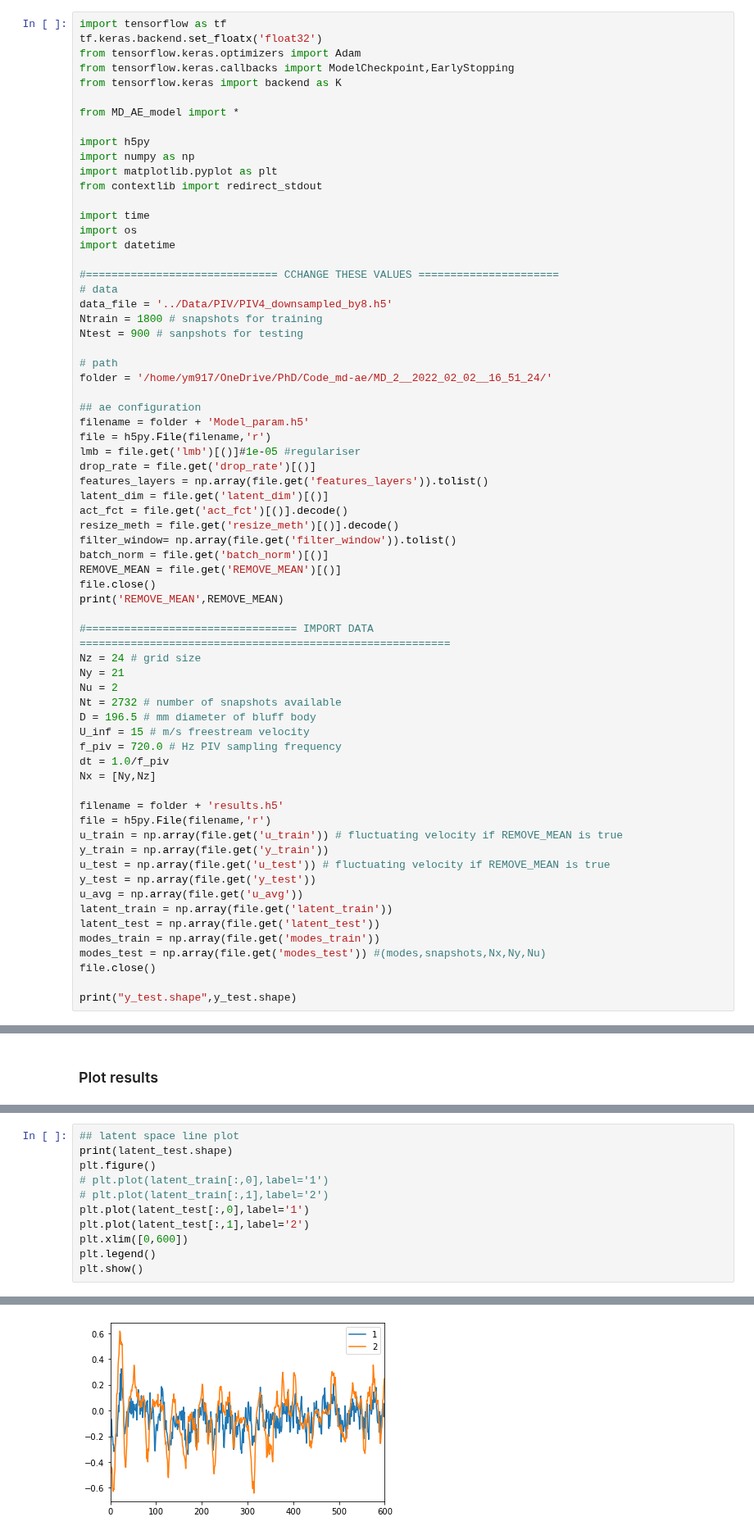
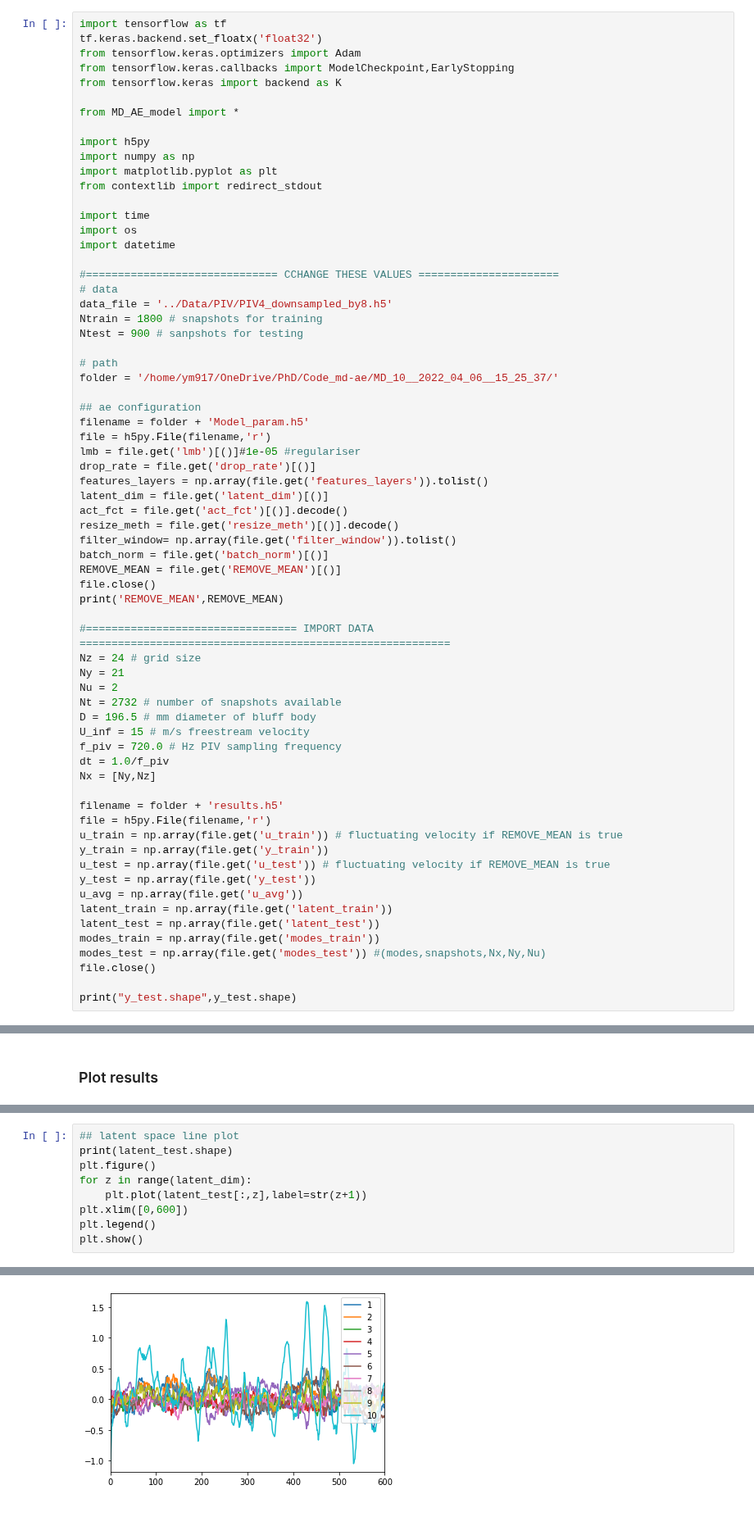
Before and after one commit to MagriLab/MD-CNN-AE, a Jupyter notebook: latent_sapce.ipynb, the cells around one changed output, grey strips where cells are left out. Shown at 82% size. Drawn from its saved outputs; the diff is of its cells as text.

```diff
--- a/latent_sapce.ipynb
+++ b/latent_sapce.ipynb
@@ -23,7 +23,7 @@ Ntrain = 1800 # snapshots for training
 Ntest = 900 # sanpshots for testing
 
 # path
-folder = '/home/ym917/OneDrive/PhD/Code_md-ae/MD_2__2022_02_02__16_51_24/'
+folder = '/home/ym917/OneDrive/PhD/Code_md-ae/MD_10__2022_04_06__15_25_37/'
 
 ## ae configuration
 filename = folder + 'Model_param.h5'
@@ -117,10 +117,8 @@ plt.show()
 ## latent space line plot
 print(latent_test.shape)
 plt.figure()
-# plt.plot(latent_train[:,0],label='1')
-# plt.plot(latent_train[:,1],label='2')
-plt.plot(latent_test[:,0],label='1')
-plt.plot(latent_test[:,1],label='2')
+for z in range(latent_dim):
+    plt.plot(latent_test[:,z],label=str(z+1))
 plt.xlim([0,600])
 plt.legend()
 plt.show()
@@ -129 +127 @@ plt.show()
-[figure, old version]
+[figure, new version]
```
Also changed, not shown: parts of 11 cells of this notebook, 4 other files.
